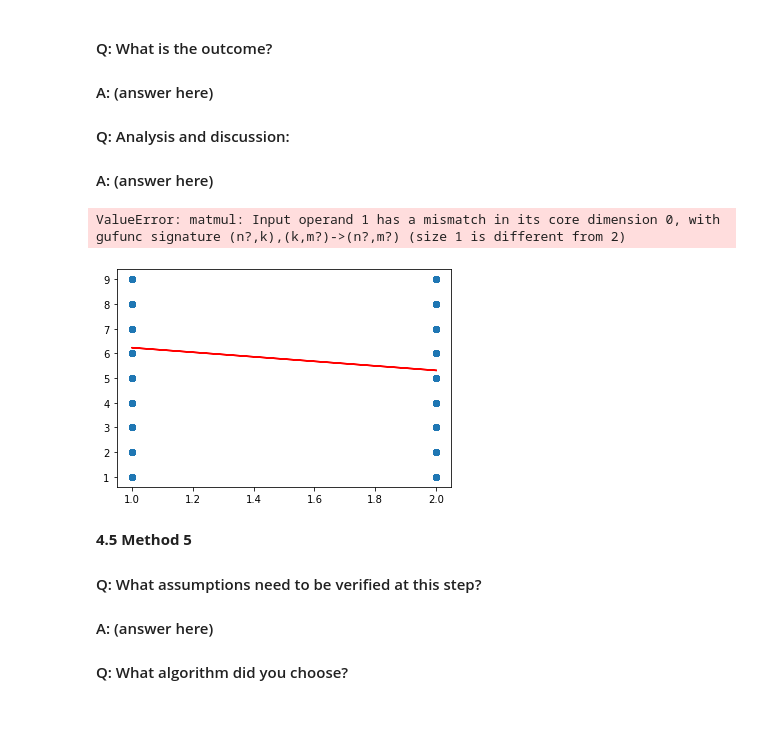
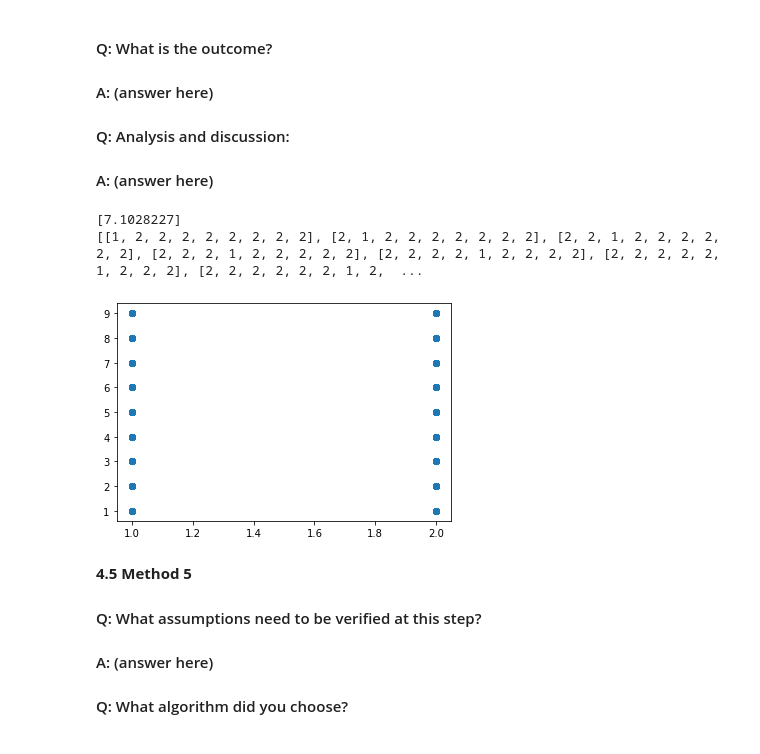
Before and after one commit to truong-ph/CSE487Stocks, a Jupyter notebook: truongph_rchen46.ipynb, the cells around one changed output. Cells and saved outputs as stored; diff of their text form; code cells hidden in the pictures.

```diff
--- a/truongph_rchen46.ipynb
+++ b/truongph_rchen46.ipynb
@@ -101,13 +101,12 @@ Please take a look at https://scikit-learn.org/stable/. First of all, understand
 # %%
 from sklearn.linear_model import LinearRegression
 
-df['intfreq'] = pd.to_numeric(df['intfreq'])
 data = df[['density', 'intfreq']].fillna(0)
 
 
 
-X = data.iloc[:, 0].values.reshape(-1, 1)  # values converts it into a numpy array
-Y = data.iloc[:, 1].values.reshape(-1, 1)  # -1 means that calculate the dimension of rows, but have 1 column
+X = data[['density']].iloc[:, 0].values.reshape(-1, 1)  # values converts it into a numpy array
+Y = data[['intfreq']].iloc[:, 0].values.reshape(-1, 1)  # -1 means that calculate the dimension of rows, but have 1 column
 linear_regressor = LinearRegression()  # create object for the class
 linear_regressor.fit(X, Y)  # perform linear regression
 Y_pred = linear_regressor.predict(X)  # make prediction
@@ -135,6 +134,8 @@ plt.show()
 #### A: (answer here)
 # %%
 # code for modeling
+# https://datatofish.com/multiple-linear-regression-python/ use this gui guide for phase 5
+from sklearn import linear_model
 
 data = df[df['inc'] != 98]
 data = data[data['inc'] != 99]
@@ -144,22 +145,27 @@ data1 = data[['inc']].fillna(0)
 
 
 
-X = data0.iloc[:, 0].values.reshape(-1, 1)  # values converts it into a numpy array
-Y = data1.iloc[:, 0].values.reshape(-1, 1)  # -1 means that calculate the dimension of rows, but have 1 column
-linear_regressor = LinearRegression()  # create object for the class
-linear_regressor.fit(X, Y)  # perform linear regression
-Y_pred = linear_regressor.predict(X)  # make prediction
-prediction = linear_regressor.predict([[1, 1]])
+X = data0
+Y = data1
+linear_regressor = linear_model.BayesianRidge()
+linear_regressor.fit(X, Y.values.ravel())
+prediction = linear_regressor.predict([[1, 1, 1, 1, 1, 1, 1, 1, 1]])
+print(prediction)
+predictions = []
+for i in range(9):
+    newPred = [2, 2, 2, 2, 2, 2, 2, 2, 2]
+    newPred[i] = 1
+    predictions.append(newPred)
+print(predictions)
 # %% [output]
-ValueError: matmul: Input operand 1 has a mismatch in its core dimension 0, with gufunc signature (n?,k),(k,m?)->(n?,m?) (size 1 is different from 2)
+[7.1028227]
+[[1, 2, 2, 2, 2, 2, 2, 2, 2], [2, 1, 2, 2, 2, 2, 2, 2, 2], [2, 2, 1, 2, 2, 2, 2, 2, 2], [2, 2, 2, 1, 2, 2, 2, 2, 2], [2, 2, 2, 2, 1, 2, 2, 2, 2], [2, 2, 2, 2, 2, 1, 2, 2, 2], [2, 2, 2, 2, 2, 2, 1, 2,  ...
 # %%
 # code for visualization the outcome
-
-plt.scatter(X, Y)
-plt.plot(X, Y_pred, color='red')
+plt.scatter(X[['web1a']], Y)
 plt.show()
 # %% [output]
-[figure, old version]
+[figure, new version]
 # %% [markdown]
 **4.5 Method 5**
 
```
